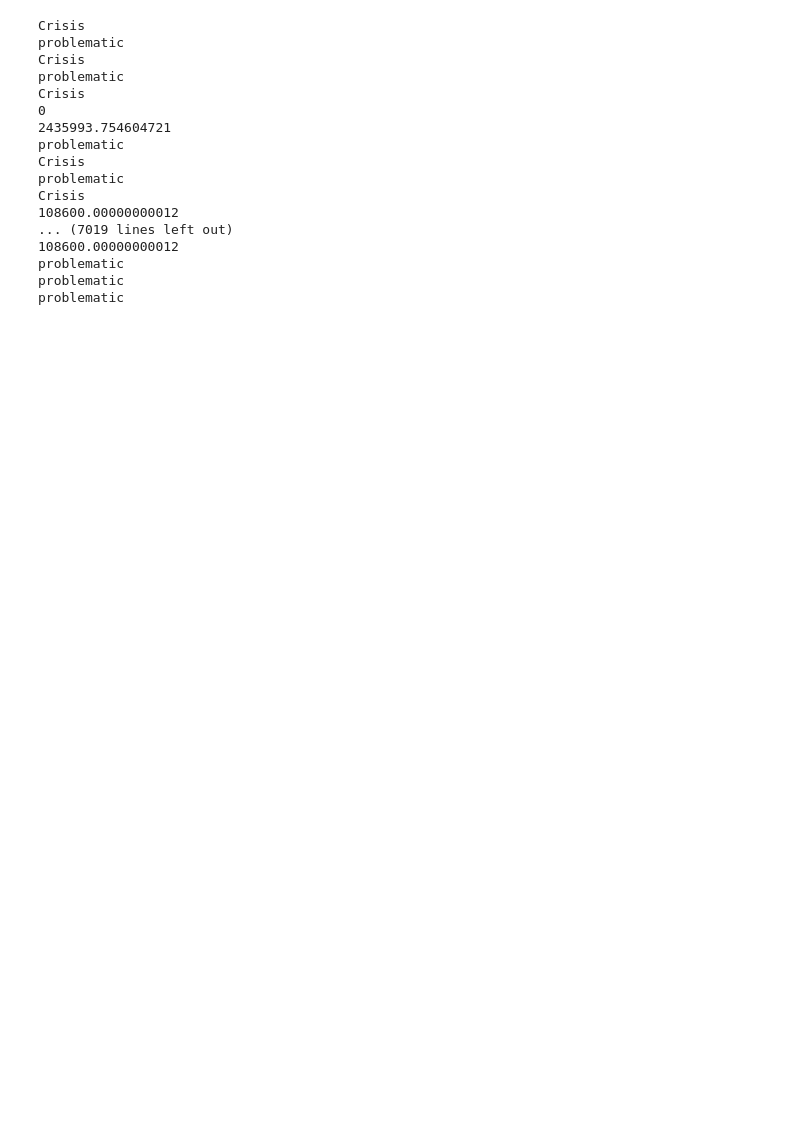
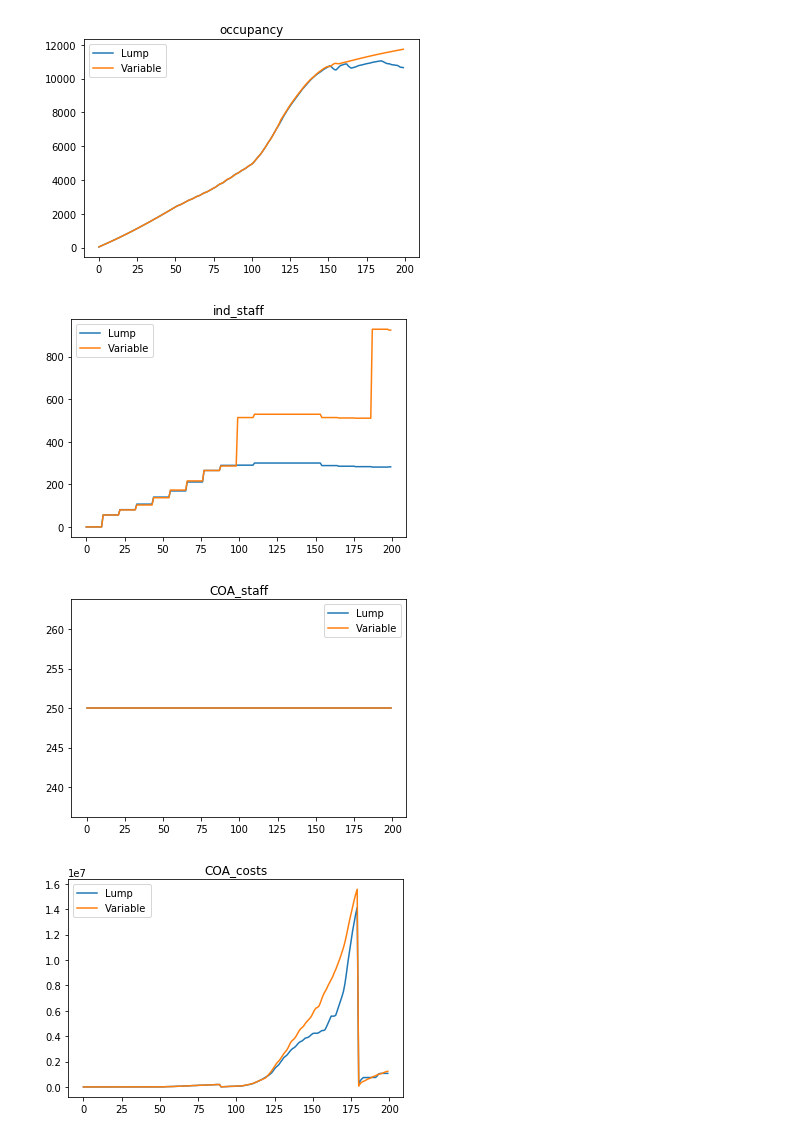
Before and after one commit to phillipjw/humanitarian_logistics, a Jupyter notebook: FundingComparison.ipynb, the cells around one changed output. Drawn from its saved outputs; the diff is of its cells as text; code cells hidden in the pictures; blank space fills up the shorter version.

```diff
--- a/FundingComparison.ipynb
+++ b/FundingComparison.ipynb
@@ -28,17 +80,41 @@ data = {'occupancy' : [],
 # %%
+test = HumanitarianLogistics(width, height, num_pols, city_size, 55, 65, 45, 60)
+test.include_social_networks = False
+test.shock_flag = True
+occupancy = []
+azcs = [azc for azc in test.schedule.agents if type(azc) is AZC]
+hotels = [azc for azc in test.schedule.agents if type(azc) is Hotel]
+
+inds = [ind for ind in test.schedule.agents if type(ind) is IND]
+data = {'occupancy' : [],
+       'ind_staff' : [],
+        'COA_staff':[],
+       'COA_costs' : [],
+       'NC_health' : [],
+       'NC_distress': [],
+       'QOL': []}
+
 for step in range(number_steps):
 
     test.step()
+    ncs = [nc for azc in azcs for nc in azc.occupants] + [nc for ind in inds for nc in ind.city.hotel.occupants]
     data['occupancy'].append(np.sum([azc.occupancy for azc in azcs]) + np.sum([hotel.occupancy for hotel in hotels]))
-    data['staff'].append(np.sum([ind.staff for ind in inds]))
+    data['ind_staff'].append(np.sum([ind.staff for ind in inds]))
+    data['COA_staff'].append(np.sum([ind.city.coa.staff for ind in inds]))
     data['COA_costs'].append(np.sum([ind.city.coa.housing_costs + ind.city.coa.hotel_costs for ind in inds]))
+    data['NC_health'].append(np.mean([nc.health for nc in ncs]))
+    data['NC_distress'].append(np.mean([nc.values.health for nc in ncs]))
+    data['QOL'].append(np.mean([ind.city.coa.get_qol() for ind in inds]))
 
+
+print(data)
 lump_df = pd.DataFrame.from_dict(data)
 
 #### variable funding IND
 
 test = HumanitarianLogistics(width, height, num_pols, city_size, 55, 65, 45, 60)
 test.include_social_networks = False
+test.shock_flag = True
 occupancy = []
 azcs = [azc for azc in test.schedule.agents if type(azc) is AZC]
 hotels = [azc for azc in test.schedule.agents if type(azc) is Hotel]
@@ -49,16 +125,32 @@ for ind in inds:
     ind.budget = Budget(ind.accounts, ind.budget_frequency)
 
 data = {'occupancy' : [],
-       'staff' : [],
-       'COA_costs' : []}
+       'ind_staff' : [],
+        'COA_staff':[],
+       'COA_costs' : [],
+       'NC_health' : [],
+       'NC_distress': [],
+       'QOL': []}
 
 for step in range(number_steps):
 
     test.step()
+    ncs = [nc for azc in azcs for nc in azc.occupants] + [nc for ind in inds for nc in ind.city.hotel.occupants]
     data['occupancy'].append(np.sum([azc.occupancy for azc in azcs]) + np.sum([hotel.occupancy for hotel in hotels]))
-    data['staff'].append(np.sum([ind.staff for ind in inds]))
+    data['ind_staff'].append(np.sum([ind.staff for ind in inds]))
+    data['COA_staff'].append(np.sum([ind.city.coa.staff for ind in inds]))
     data['COA_costs'].append(np.sum([ind.city.coa.housing_costs + ind.city.coa.hotel_costs for ind in inds]))
+    data['NC_health'].append(np.mean([nc.health for nc in ncs]))
+    data['NC_distress'].append(np.mean([nc.values.health for nc in ncs]))
+    data['QOL'].append(np.mean([ind.city.coa.get_qol() for ind in inds]))
 
 var_df = pd.DataFrame.from_dict(data)
+
+for key in data.keys():
+    plt.plot(lump_df[key])
+    plt.plot(var_df[key])
+    plt.legend(['Lump', 'Variable'])
+    plt.title(str(key))
+    plt.show()
 # %% [output]
 Invest
@@ -81,17 +173,4 @@ Too big 0.2949284514346655 0.1935832988319582
-Crisis
-problematic
-Crisis
-problematic
-Crisis
-0
-2435993.754604721
-problematic
-Crisis
-problematic
-Crisis
-108600.00000000012
-... (7019 lines left out)
-108600.00000000012
-problematic
-problematic
-problematic
+[figure, added]
+[figure, added]
+[figure, added]
+[figure, added]
```
Also changed, not shown: parts of 8 cells of this notebook, 1 other file.
